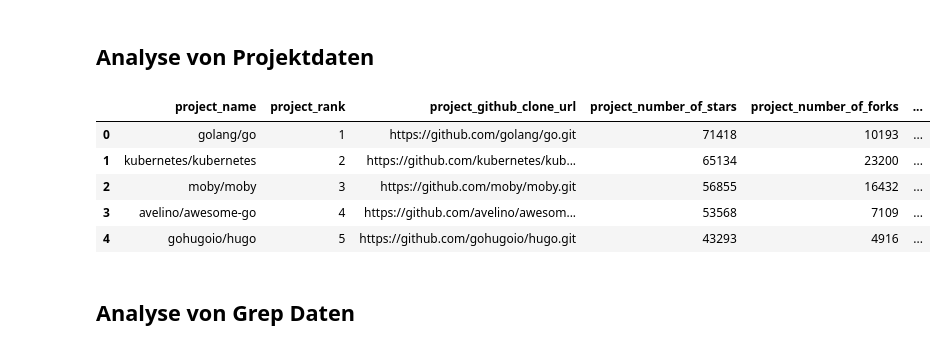
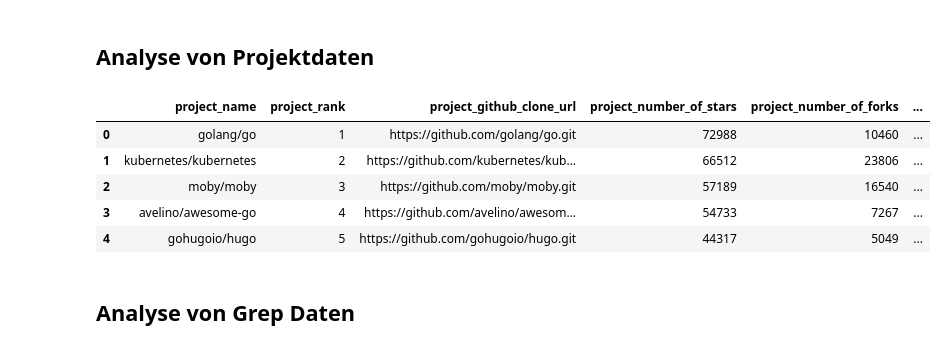
Before and after one commit to jlauinger/master-of-science, a Jupyter notebook: code/data-survey/analysis/data-exploration.ipynb, the cells around one changed output. Drawn from its saved outputs; the diff is of its cells as text; code cells hidden in the pictures.

Commit message:
analysis: update to re-run of project download

```diff
--- a/code/data-survey/analysis/data-exploration.ipynb
+++ b/code/data-survey/analysis/data-exploration.ipynb
@@ -27,14 +27,14 @@ Analysedauer der verschiedenen Analysen:
 projects_df = pd.read_csv('/root/data/projects.csv',
                          parse_dates=['project_created_at', 'project_last_pushed_at', 'project_updated_at'])
 # %%
-projects_df[:5]
+projects_df.head()
 # %% [output]
 |  | project_name | project_rank | project_github_clone_url | project_number_of_stars | project_number_of_forks | ... |
-| 0 | golang/go | 1 | https://github.com/golang/go.git | 71418 | 10193 | ... |
-| 1 | kubernetes/kubernetes | 2 | https://github.com/kubernetes/kub... | 65134 | 23200 | ... |
-| 2 | moby/moby | 3 | https://github.com/moby/moby.git | 56855 | 16432 | ... |
-| 3 | avelino/awesome-go | 4 | https://github.com/avelino/awesom... | 53568 | 7109 | ... |
-| 4 | gohugoio/hugo | 5 | https://github.com/gohugoio/hugo.git | 43293 | 4916 | ... |
+| 0 | golang/go | 1 | https://github.com/golang/go.git | 72988 | 10460 | ... |
+| 1 | kubernetes/kubernetes | 2 | https://github.com/kubernetes/kub... | 66512 | 23806 | ... |
+| 2 | moby/moby | 3 | https://github.com/moby/moby.git | 57189 | 16540 | ... |
+| 3 | avelino/awesome-go | 4 | https://github.com/avelino/awesom... | 54733 | 7267 | ... |
+| 4 | gohugoio/hugo | 5 | https://github.com/gohugoio/hugo.git | 44317 | 5049 | ... |
 # %% [markdown]
 ## Analyse von Grep Daten
 # %%
```
Also changed, not shown: parts of 73 cells of this notebook.
